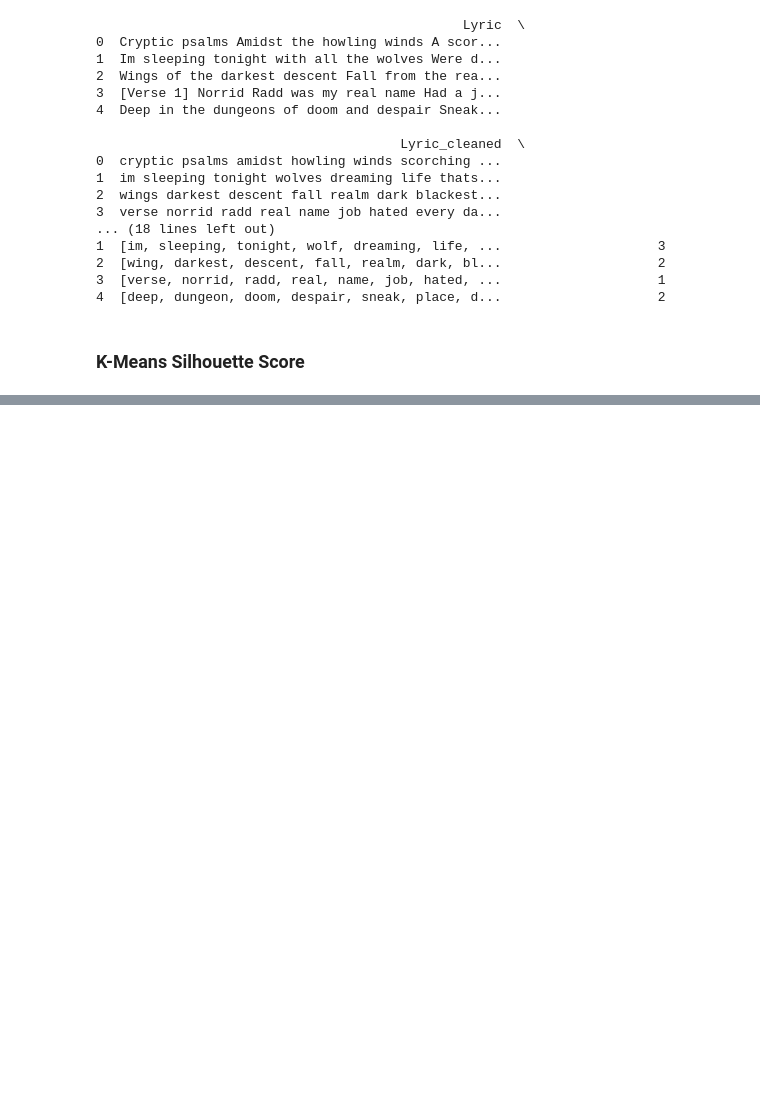
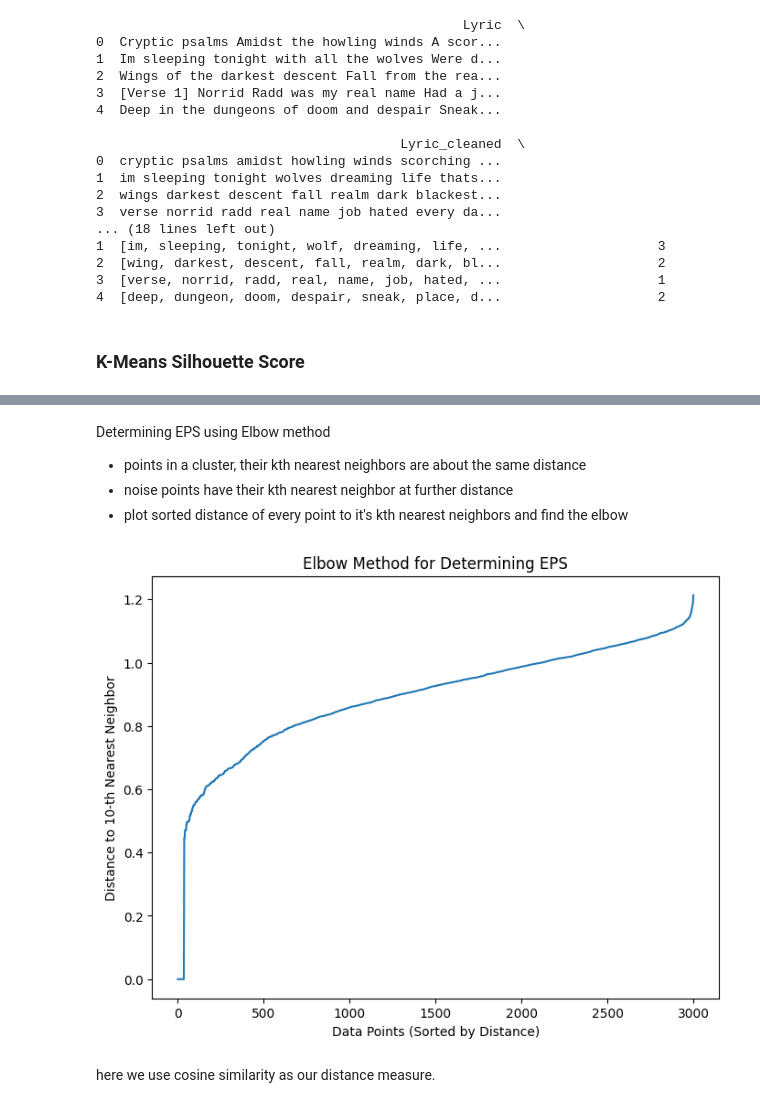
Before and after one commit to Artin-Tavasoli/NLP-Clustering, a Jupyter notebook: Clustering.ipynb, the cells around one changed output, grey strips where cells are left out. Drawn from its saved outputs; the diff is of its cells as text; code cells hidden in the pictures; blank space fills up the shorter version.

Commit message:
Finished DBScan and Hierarchical clustering methods

```diff
--- a/Clustering.ipynb
+++ b/Clustering.ipynb
@@ -239,0 +256,22 @@ K-Means Silhouette Score: 0.07143732160329819
+# %% [markdown]
+Determining EPS using Elbow method
+- points in a cluster, their kth nearest neighbors are about the same distance
+- noise points have their kth nearest neighbor at further distance
+- plot sorted distance of every point to it's kth nearest neighbors and find the elbow
+# %%
+k = 10 # experiment and find the optimal k
+neighbors = NearestNeighbors(n_neighbors=k)
+neighbors.fit(embeddings)
+distances, indices = neighbors.kneighbors(embeddings)
+sorted_distances = np.sort(distances[:, -1], axis=0)
+
+plt.figure(figsize=(8, 6))
+plt.plot(sorted_distances)
+plt.title('Elbow Method for Determining EPS')
+plt.xlabel('Data Points (Sorted by Distance)')
+plt.ylabel(f'Distance to {k}-th Nearest Neighbor')
+plt.show()
+# %% [output]
+[figure, added]
+# %% [markdown]
+here we use cosine similarity as our distance measure.
```
Also changed, not shown: parts of 17 cells of this notebook.
